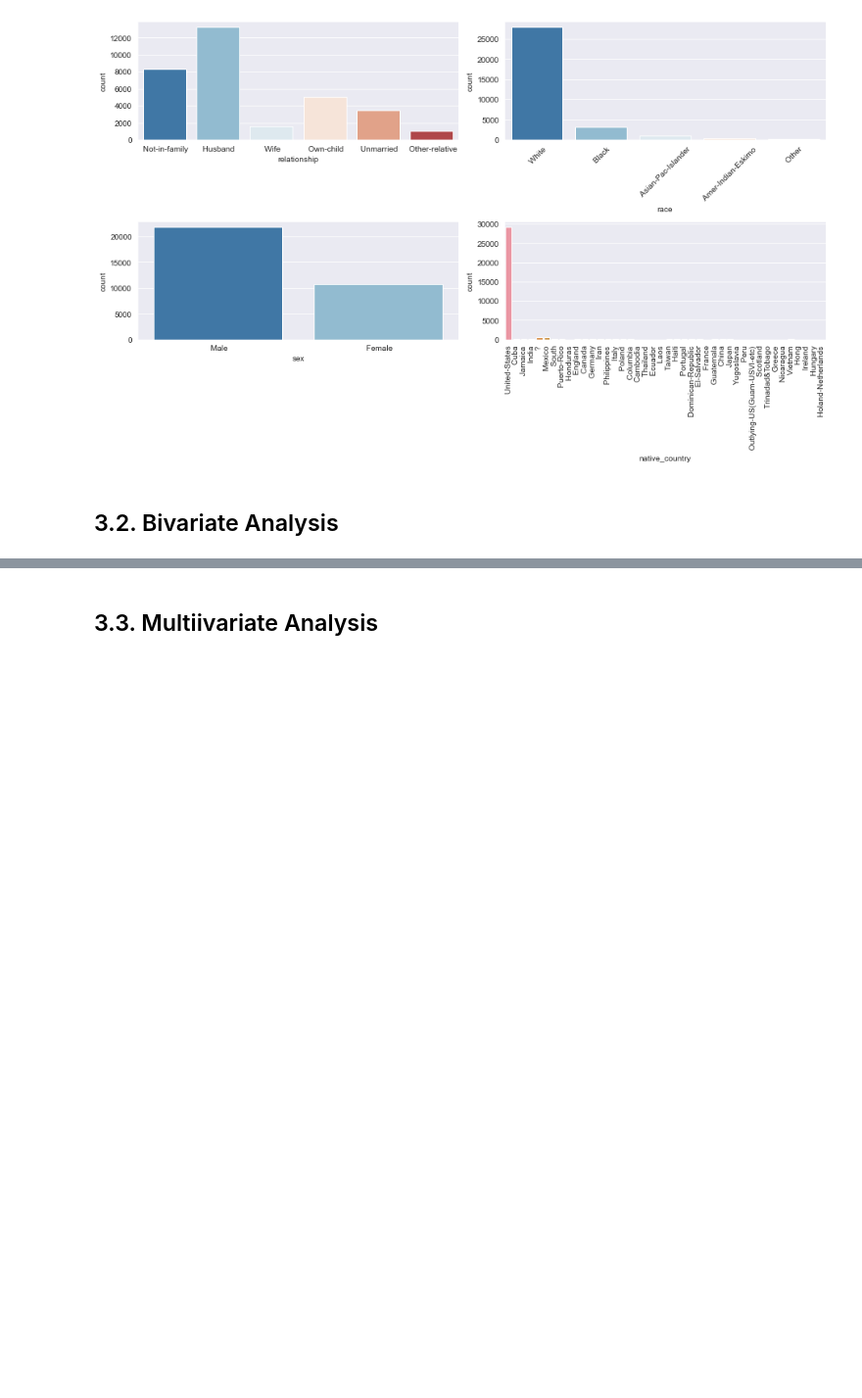
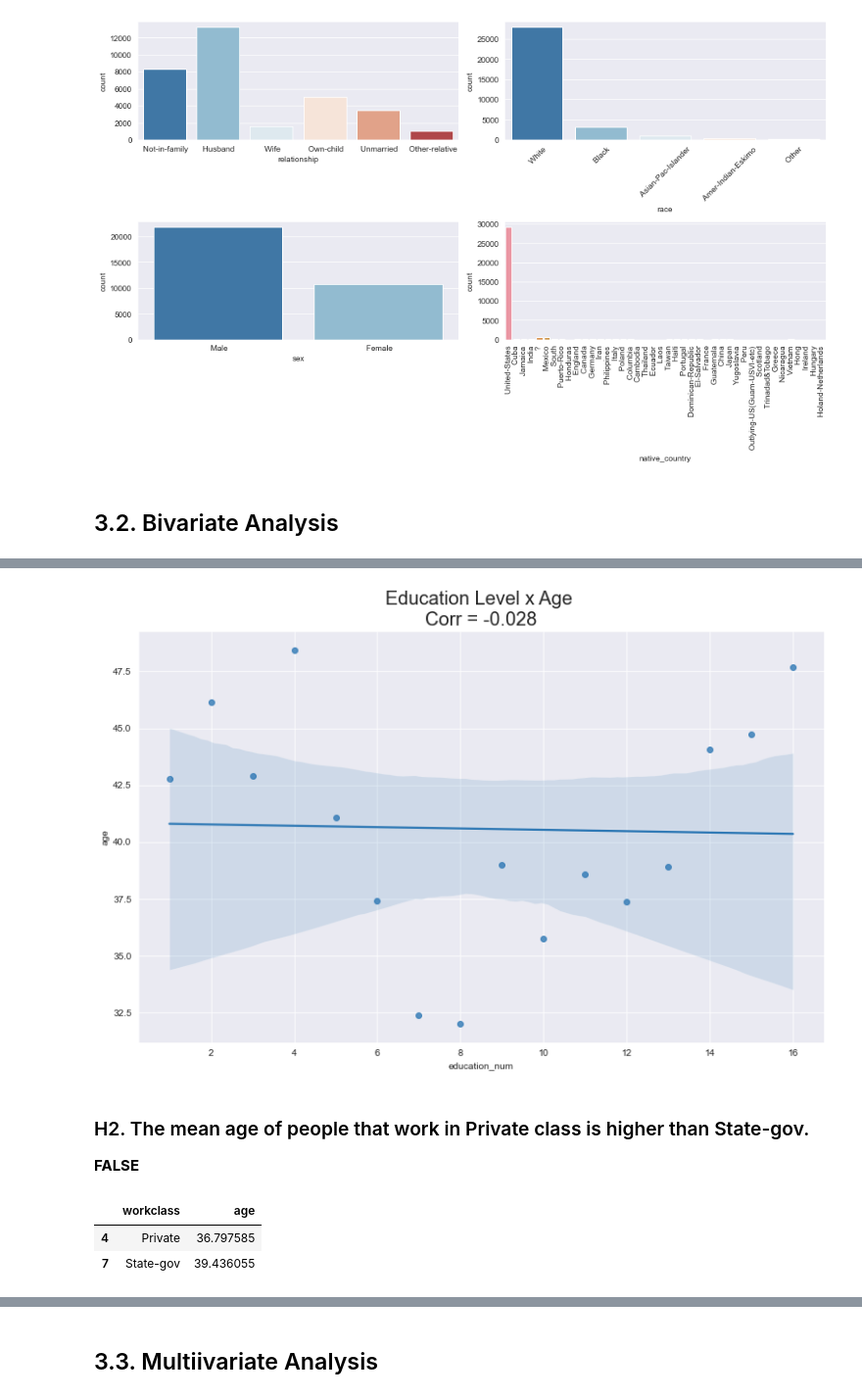
Before and after one commit to Marcoslsl/CensusClassifier, a Jupyter notebook: Classifier_census.ipynb, the cells around one changed output, grey strips where cells are left out. Shown at 98% size. Drawn from its saved outputs; the diff is of its cells as text; code cells hidden in the pictures; blank space fills up the shorter version.

```diff
--- a/Classifier_census.ipynb
+++ b/Classifier_census.ipynb
@@ -307,0 +320,3 @@ plt.tight_layout()
+# %%
+df_aux = df3[['age','education_num']].groupby( 'education_num' ).mean().reset_index()
+df_aux.sort_values( 'age', ascending=False ).head( 5 )
@@ -307,0 +330,18 @@ plt.tight_layout()
+# %%
+corr = df_aux.corr()['age'][0]
+
+sns.regplot( data=df_aux, x='education_num', y='age' )
+plt.title( 'Education Level x Age \nCorr = {}' .format( round( corr, 3) ), fontsize=20 );
+# %% [output]
+[figure, added]
+# %% [markdown]
+### H2. The mean age of people that work in Private class is higher than State-gov.
+**FALSE**
+# %%
+df_aux = df3[['age','workclass']].groupby( 'workclass' ).mean().reset_index()
+df_aux01 = df_aux[ (df_aux['workclass'] == ' State-gov') | (df_aux['workclass'] == ' Private') ]
+df_aux01
+# %% [output]
+|  | workclass | age |
+| 4 | Private | 36.797585 |
+| 7 | State-gov | 39.436055 |
```
Also changed, not shown: parts of 26 cells of this notebook.
